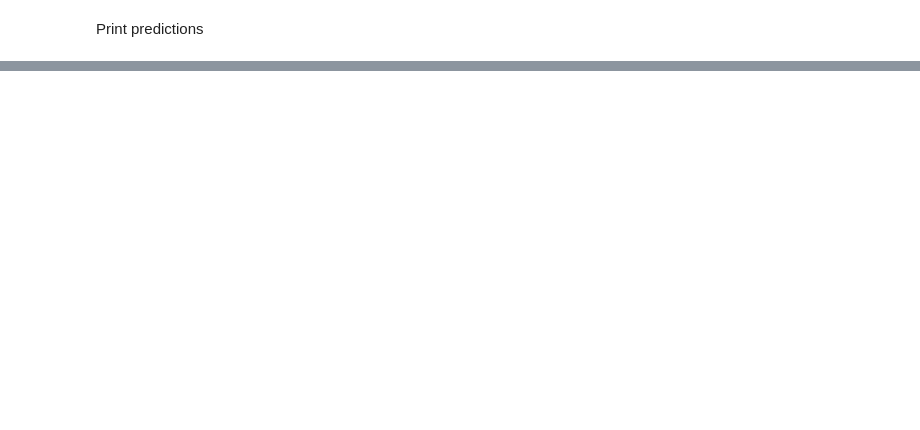
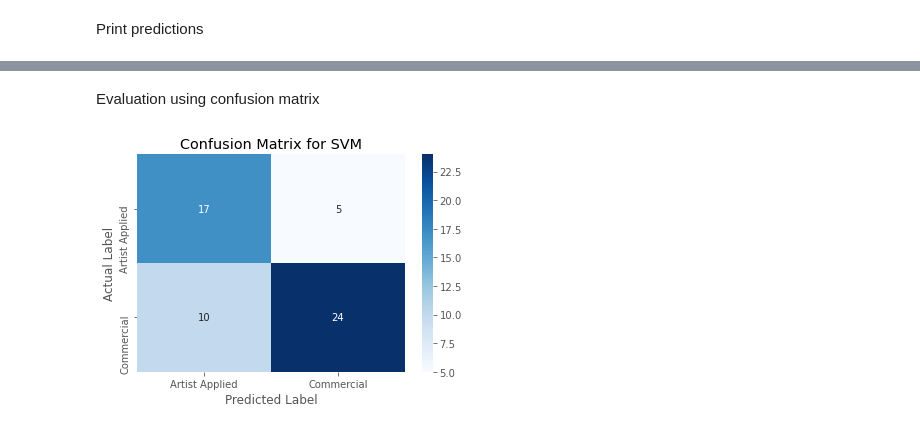
Before and after one commit to DS-Project-Group-7/Data-Science-Project, a Jupyter notebook: data_analysis/ground-application-prediction.ipynb, the cells around one changed output, grey strips where cells are left out. Drawn from its saved outputs; the diff is of its cells as text; code cells hidden in the pictures; blank space fills up the shorter version.

```diff
--- a/data_analysis/ground-application-prediction.ipynb
+++ b/data_analysis/ground-application-prediction.ipynb
@@ -119,0 +139,9 @@ array(['Commercial Ground', 'Commercial Ground', 'Commercial Ground',
+# %%
+from sklearn.svm import SVC
+
+svm = SVC(C=0.126896)
+svm.fit(X_train, y_train)
+valid_prediction = svm.predict(X_valid)
+test_prediction = svm.predict(X_test)
+print("Training Accuracy:", svm.score(X_train, y_train))
+print("Holdout Accuracy:", svm.score(X_valid, y_valid))
@@ -119,0 +187,15 @@ array(['Commercial Ground', 'Commercial Ground', 'Commercial Ground',
+# %% [markdown]
+Evaluation using confusion matrix
+# %%
+cm = confusion_matrix(y_valid, valid_prediction)
+
+ax = plt.subplot()
+sns.heatmap(cm, annot=True, fmt='g', ax=ax, cmap='Blues',
+            xticklabels = ['Artist Applied', 'Commercial'],
+            yticklabels = ['Artist Applied', 'Commercial'])
+ax.set_xlabel('Predicted Label')
+ax.set_ylabel('Actual Label')
+ax.set_title('Confusion Matrix for SVM')
+plt.show()
+# %% [output]
+[figure, added]
```
Also changed, not shown: parts of 22 cells of this notebook.
